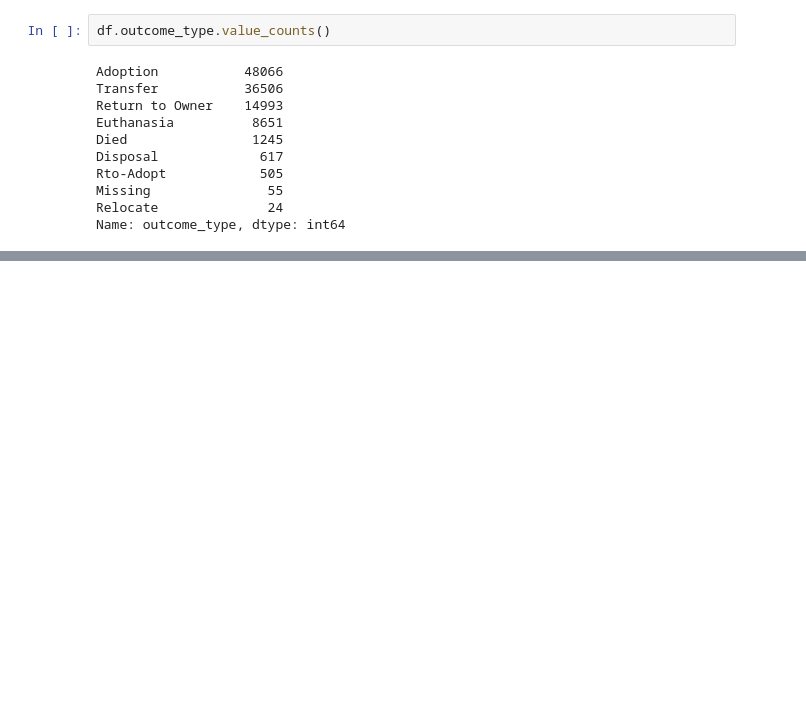
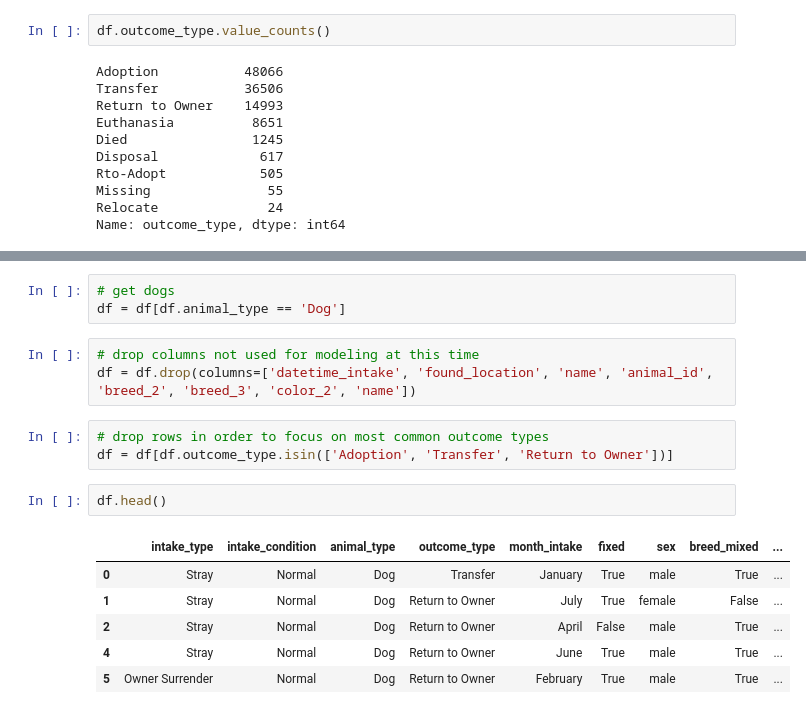
Before and after one commit to bensmith07/aac-classification-project, a Jupyter notebook: aac_prep.ipynb, the cells around one changed output, grey strips where cells are left out. Drawn from its saved outputs; the diff is of its cells as text; blank space fills up the shorter version.

```diff
--- a/aac_prep.ipynb
+++ b/aac_prep.ipynb
@@ -494,3 +494,21 @@ df.head()
 | 2 | A724273 | Runster | 2016-04-14 18:43:00 | 2818 Palomino Trail in Austin (TX) | Stray | Normal | Dog | ... |
 | 3 | A665644 | NaN | 2013-10-21 07:59:00 | Austin (TX) | Stray | Sick | Cat | ... |
 | 4 | A682524 | Rio | 2014-06-29 10:38:00 | 800 Grove Blvd in Austin (TX) | Stray | Normal | Dog | ... |
+# %%
+# get dogs
+df = df[df.animal_type == 'Dog']
+# %%
+# drop columns not used for modeling at this time
+df = df.drop(columns=['datetime_intake', 'found_location', 'name', 'animal_id', 'breed_2', 'breed_3', 'color_2', 'name'])
+# %%
+# drop rows in order to focus on most common outcome types
+df = df[df.outcome_type.isin(['Adoption', 'Transfer', 'Return to Owner'])]
+# %%
+df.head()
+# %% [output]
+|  | intake_type | intake_condition | animal_type | outcome_type | month_intake | fixed | sex | breed_mixed | ... |
+| 0 | Stray | Normal | Dog | Transfer | January | True | male | True | ... |
+| 1 | Stray | Normal | Dog | Return to Owner | July | True | female | False | ... |
+| 2 | Stray | Normal | Dog | Return to Owner | April | False | male | True | ... |
+| 4 | Stray | Normal | Dog | Return to Owner | June | True | male | True | ... |
+| 5 | Owner Surrender | Normal | Dog | Return to Owner | February | True | male | True | ... |
```
Also changed, not shown: parts of 7 cells of this notebook, 1 other file.
